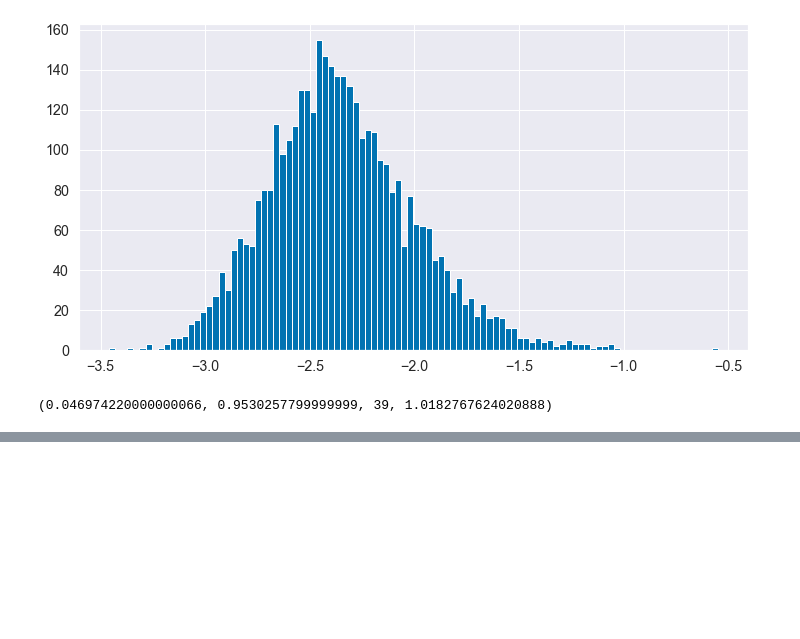
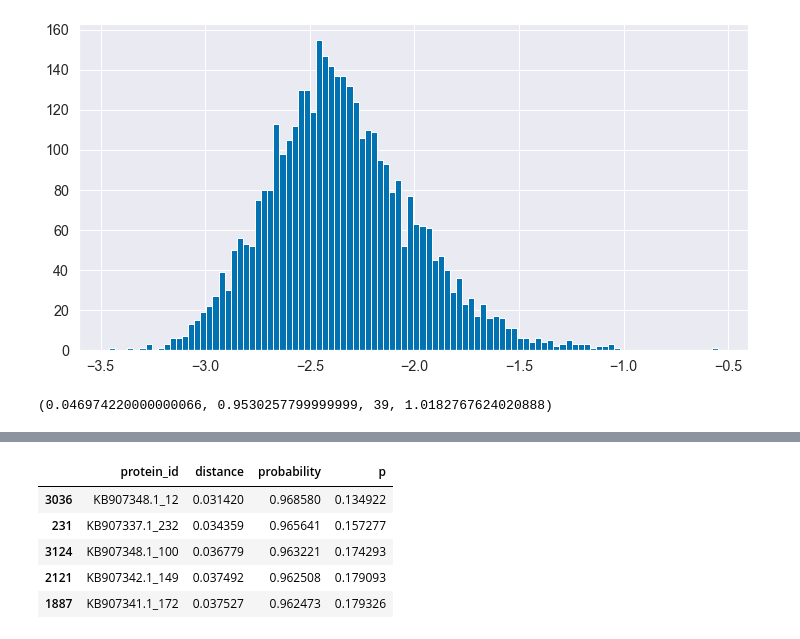
Before and after one commit to srom/nbias, a Jupyter notebook: notebook/Jensen-Shannon distance to tri-nucleotide mean.ipynb, the cells around one changed output, grey strips where cells are left out. Drawn from its saved outputs; the diff is of its cells as text; code cells hidden in the pictures; blank space fills up the shorter version.

```diff
--- a/notebook/Jensen-Shannon distance to tri-nucleotide mean.ipynb
+++ b/notebook/Jensen-Shannon distance to tri-nucleotide mean.ipynb
@@ -43,0 +71,9 @@ v = df[df['probability'] > q]
+# %%
+df.sort_values('p').head()
+# %% [output]
+|  | protein_id | distance | probability | p |
+| 3036 | KB907348.1_12 | 0.031420 | 0.968580 | 0.134922 |
+| 231 | KB907337.1_232 | 0.034359 | 0.965641 | 0.157277 |
+| 3124 | KB907348.1_100 | 0.036779 | 0.963221 | 0.174293 |
+| 2121 | KB907342.1_149 | 0.037492 | 0.962508 | 0.179093 |
+| 1887 | KB907341.1_172 | 0.037527 | 0.962473 | 0.179326 |
```
Also changed, not shown: parts of 4 cells of this notebook, 6 other files.
